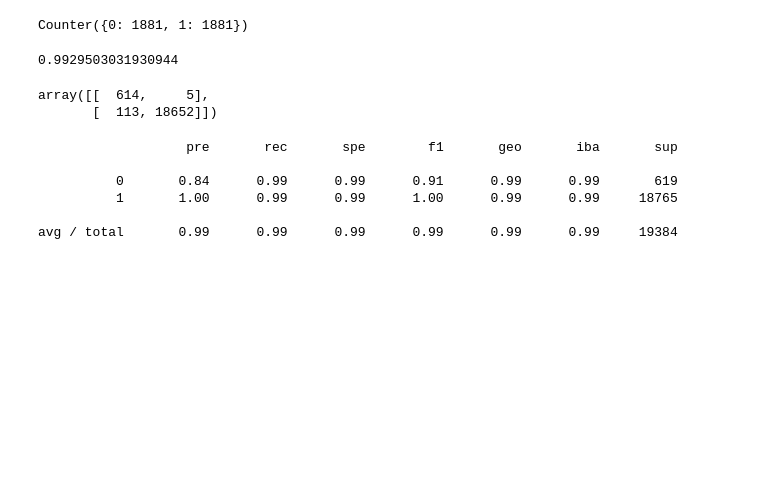
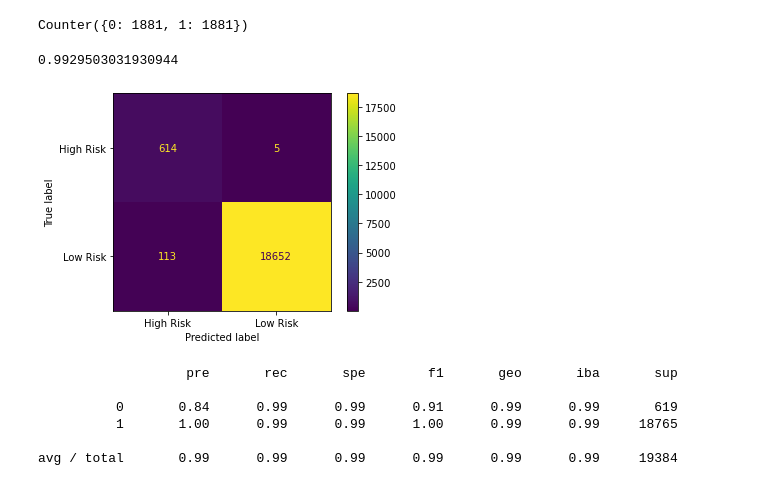
Before and after one commit to adamgulyas/credit-risk-evaluator, a Jupyter notebook: credit_risk_resampling.ipynb, the cells around one changed output. Saved outputs shown, nothing was run; the diff lists cells and outputs as text; code cells hidden in the pictures; blank space fills up the shorter version.

```diff
--- a/credit_risk_resampling.ipynb
+++ b/credit_risk_resampling.ipynb
@@ -227,10 +231,9 @@ balanced_accuracy_score(y_test, y_pred_cc)
 0.9929503031930944
 # %%
 # Display the confusion matrix
-confusion_matrix(y_test, y_pred_cc)
+plot_confusion_matrix(y_test, y_pred_cc)
 # %% [output]
-array([[  614,     5],
-       [  113, 18652]])
+[figure, added]
 # %%
 # Print the imbalanced classification report
 print(classification_report_imbalanced(y_test, y_pred_cc))
```
Also changed, not shown: parts of 23 cells of this notebook, 2 other files.
